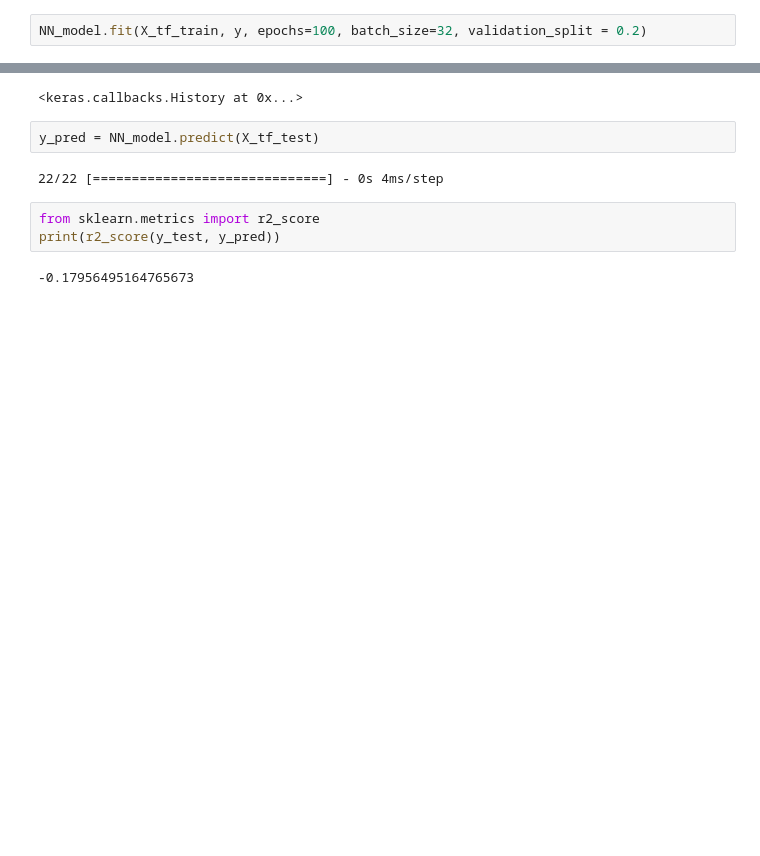
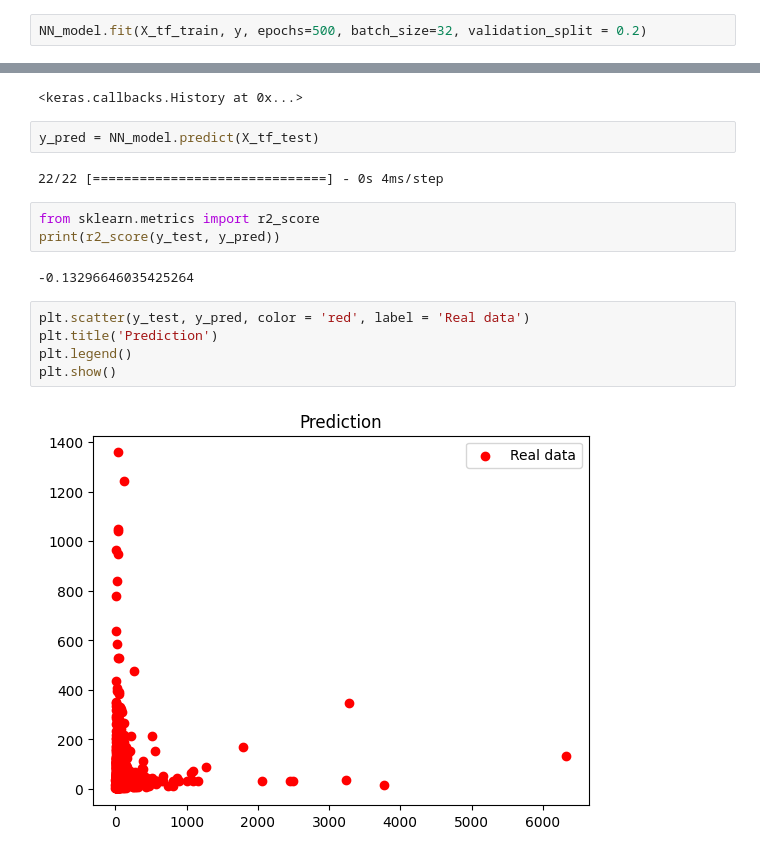
Before and after one commit to data-IA-2022/CO2_Manuel_David, a Jupyter notebook: deepLearning.ipynb, the cells around one changed output, grey strips where cells are left out. Saved outputs shown, nothing was run; the diff lists cells and outputs as text; blank space fills up the shorter version.

```diff
--- a/deepLearning.ipynb
+++ b/deepLearning.ipynb
@@ -105,5 +111,5 @@ _________________________________________________________________
 # checkpoint = ModelCheckpoint(checkpoint_name, monitor='val_loss', verbose = 1, save_best_only = True, mode ='auto')
 # callbacks_list = [checkpoint]
 # %%
-NN_model.fit(X_tf_train, y, epochs=100, batch_size=32, validation_split = 0.2)
+NN_model.fit(X_tf_train, y, epochs=500, batch_size=32, validation_split = 0.2)
 # %% [output]
@@ -133,4 +139,11 @@ y_pred = NN_model.predict(X_tf_test)
 from sklearn.metrics import r2_score
 print(r2_score(y_test, y_pred))
 # %% [output]
--0.17956495164765673
+-0.13296646035425264
+# %%
+plt.scatter(y_test, y_pred, color = 'red', label = 'Real data')
+plt.title('Prediction')
+plt.legend()
+plt.show()
+# %% [output]
+[figure, added]
```
Also changed, not shown: parts of 5 cells of this notebook, 1 other file.
